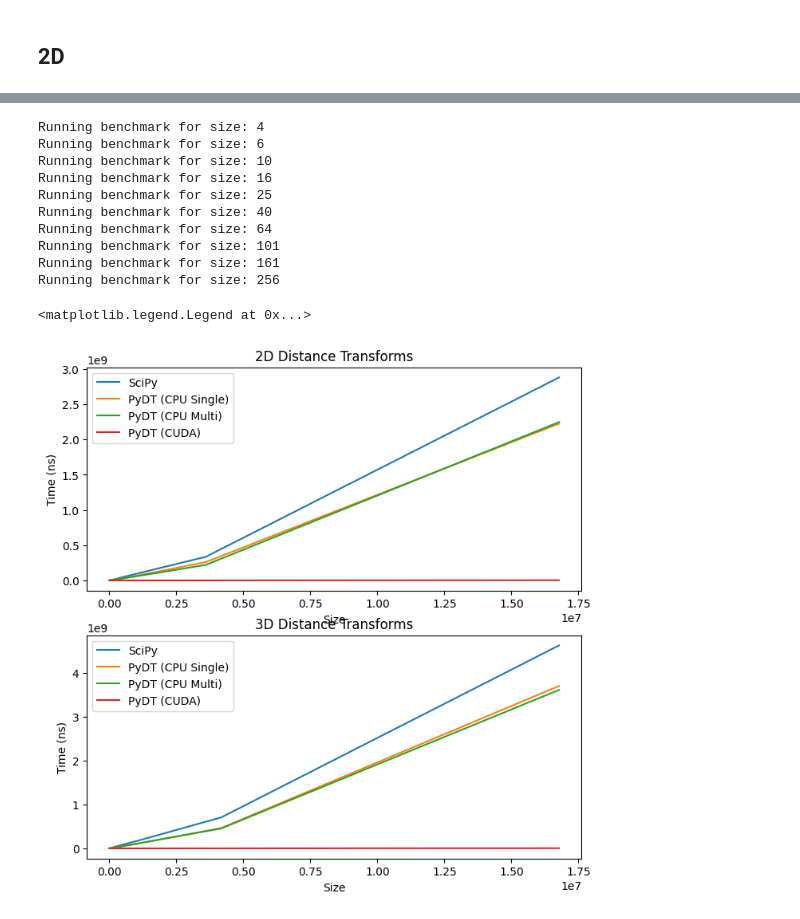
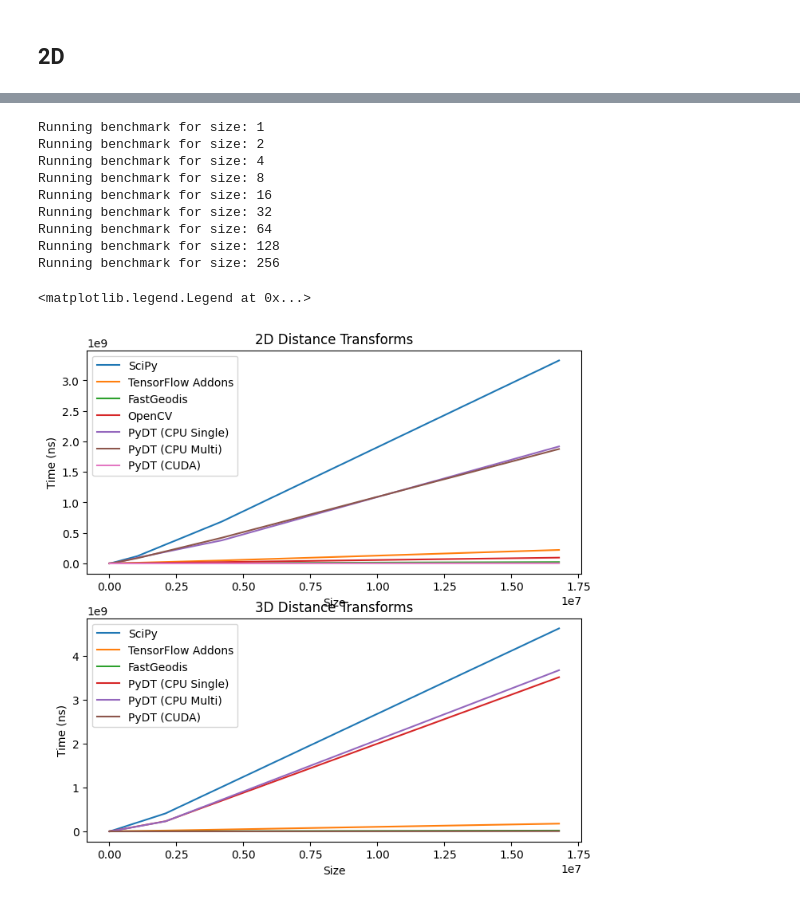
Before and after one commit to MolloiLab/distance-transforms-paper, a Jupyter notebook: benchmarks.ipynb, the cells around one changed output, grey strips where cells are left out. Cells and saved outputs as stored; diff of their text form; code cells hidden in the pictures.

Commit message:
added benchmarks for python and analysis

```diff
--- a/benchmarks.ipynb
+++ b/benchmarks.ipynb
@@ -54,2 +41,8 @@ import torch
+# %%
+def numpy_to_tf_binary_array(array):
+    with tf.device('/GPU:0'):
+        binary_array = tf.cast(array, tf.float32)
+        gray_array = tf.image.convert_image_dtype(binary_array, tf.uint8)
+        return gray_array
 # %% [markdown]
 ## 2D
@@ -60,3 +49,7 @@ range_size_3D = np.logspace(2, 8, 10, base=2, dtype=int)
+# %%
+# Configure the range of sizes for 2D and 3D
+range_size_2D = [2**i for i in range(3, 13)]
+range_size_3D = [2**i for i in range(0, 9)]
 # %%
 # Initialize arrays to store the results
 sizes = []
@@ -103,16 +110,21 @@ Running benchmark for size: 1896
 Running benchmark for size: 4096
 # %%
-# 3D benchmarks
+# Initialize arrays to store the results for 3D
 sizes_3D = []
 dt_scipy_3D = []
 dt_pydt_single_3D = []
 dt_pydt_multi_3D = []
 dt_pydt_cuda_3D = []
+dt_tfa_3D = []
+dt_fastgeodis_3D = []
 
+# 3D benchmarks
 for n in range_size_3D:
     print(f"Running benchmark for size: {n}")
     sizes_3D.append(n**3)
     f = np.random.randint(0, 2, size=(n, n, n)).astype(np.float32)
+    f_pt = torch.from_numpy(f).to('cuda')
+    f_tf = numpy_to_tf_binary_array(f)
 
     # SciPy distance_transform_edt
     t_scipy_3D = timeit.timeit(lambda: distance_transform_edt(f), number=10)
@@ -127,46 +139,53 @@ for n in range_size_3D:
     dt_pydt_multi_3D.append(t_pydt_multi_3D * 1e9 / 10)  # Convert to nanoseconds
 
     # py_distance_transforms CUDA
-    if torch.cuda.is_available():
-        f_cuda = torch.from_numpy(f).cuda()
-        t_pydt_cuda_3D = timeit.timeit(lambda: transform_cuda(f_cuda), number=10)
-        dt_pydt_cuda_3D.append(t_pydt_cuda_3D * 1e9 / 10)  # Convert to nanoseconds
-    else:
-        dt_pydt_cuda_3D.append(np.nan)
+    t_pydt_cuda_3D = timeit.timeit(lambda: transform_cuda(f_pt), number=10)
+    dt_pydt_cuda_3D.append(t_pydt_cuda_3D * 1e9 / 10)  # Convert to nanoseconds
+
+    # TensorFlow Addons distance transform
+    t_tfa_3D = timeit.timeit(lambda: tfa.image.euclidean_dist_transform(tf.expand_dims(f_tf, 0)), number=10)
+    dt_tfa_3D.append(t_tfa_3D * 1e9 / 10)  # Convert to nanoseconds
+
+    # FastGeodis Euclidean distance transform
+    f_pt_unsqueezed = f_pt.unsqueeze_(0).unsqueeze_(0)
+    t_fastgeodis_3D = timeit.timeit(lambda: FastGeodis.generalised_geodesic3d(f_pt_unsqueezed, torch.ones_like(f_pt_unsqueezed), [1.0, 1.0, 1.0], 1e10, 0.0, 2), number=10)
+    dt_fastgeodis_3D.append(t_fastgeodis_3D * 1e9 / 10)  # Convert to nanoseconds
 # %% [output]
+Running benchmark for size: 1
+Running benchmark for size: 2
 Running benchmark for size: 4
-Running benchmark for size: 6
-Running benchmark for size: 10
+Running benchmark for size: 8
 Running benchmark for size: 16
-Running benchmark for size: 25
-Running benchmark for size: 40
+Running benchmark for size: 32
 Running benchmark for size: 64
-Running benchmark for size: 101
-Running benchmark for size: 161
+Running benchmark for size: 128
 Running benchmark for size: 256
 # %%
 # Create a matplotlib plot
 fig, (ax1, ax2) = plt.subplots(2, 1, figsize=(8, 8))
 
 ax1.plot(sizes, dt_scipy, label='SciPy')
+ax1.plot(sizes, dt_tfa, label='TensorFlow Addons')
+ax1.plot(sizes, dt_fastgeodis, label='FastGeodis')
+ax1.plot(sizes, dt_opencv, label='OpenCV')
 ax1.plot(sizes, dt_pydt_single, label='PyDT (CPU Single)')
 ax1.plot(sizes, dt_pydt_multi, label='PyDT (CPU Multi)')
-if torch.cuda.is_available():
-    ax1.plot(sizes, dt_pydt_cuda, label='PyDT (CUDA)')
+ax1.plot(sizes, dt_pydt_cuda, label='PyDT (CUDA)')
 ax1.set_xlabel('Size')
 ax1.set_ylabel('Time (ns)')
 ax1.set_title('2D Distance Transforms')
 ax1.legend()
 
 ax2.plot(sizes_3D, dt_scipy_3D, label='SciPy')
+ax2.plot(sizes_3D, dt_tfa_3D, label='TensorFlow Addons')
+ax2.plot(sizes_3D, dt_fastgeodis_3D, label='FastGeodis')
 ax2.plot(sizes_3D, dt_pydt_single_3D, label='PyDT (CPU Single)')
 ax2.plot(sizes_3D, dt_pydt_multi_3D, label='PyDT (CPU Multi)')
-if torch.cuda.is_available():
-    ax2.plot(sizes_3D, dt_pydt_cuda_3D, label='PyDT (CUDA)')
+ax2.plot(sizes_3D, dt_pydt_cuda_3D, label='PyDT (CUDA)')
 ax2.set_xlabel('Size')
 ax2.set_ylabel('Time (ns)')
 ax2.set_title('3D Distance Transforms')
 ax2.legend()
 # %% [output]
 <matplotlib.legend.Legend at 0x...>
-[figure, old version]
+[figure, new version]
```
Also changed, not shown: parts of 11 cells of this notebook, 7 other files.
